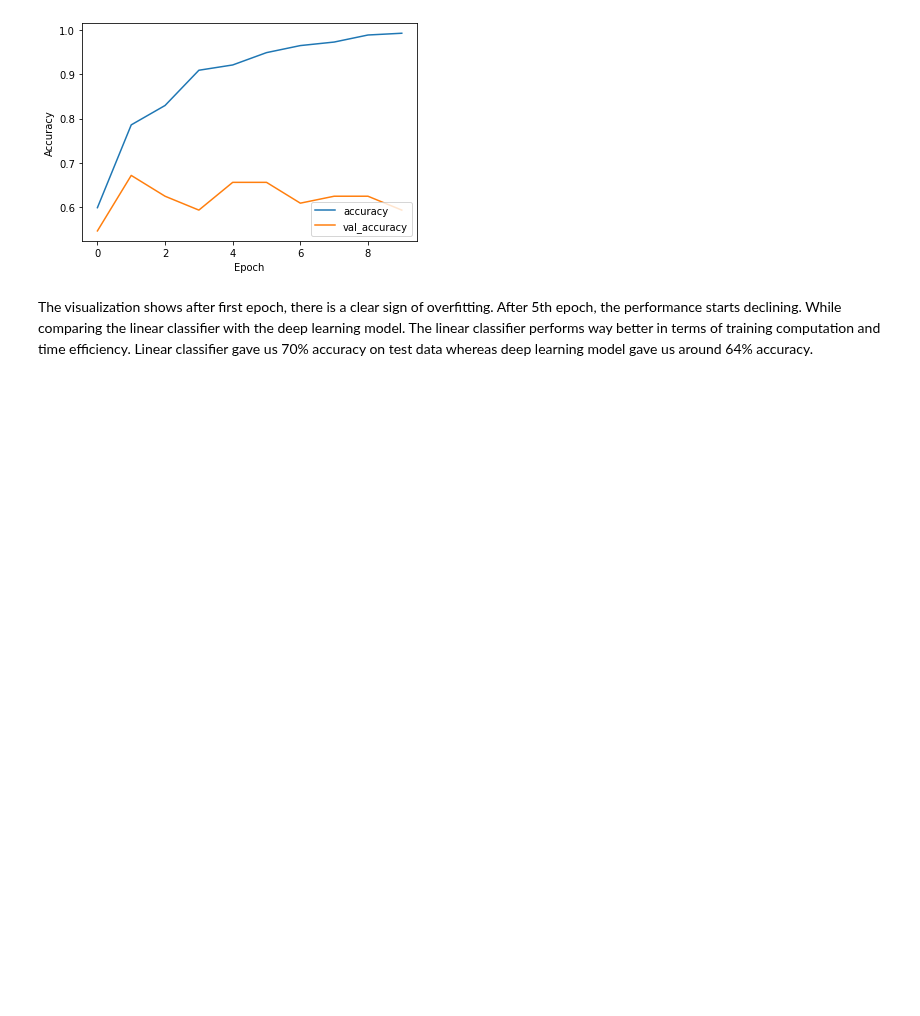
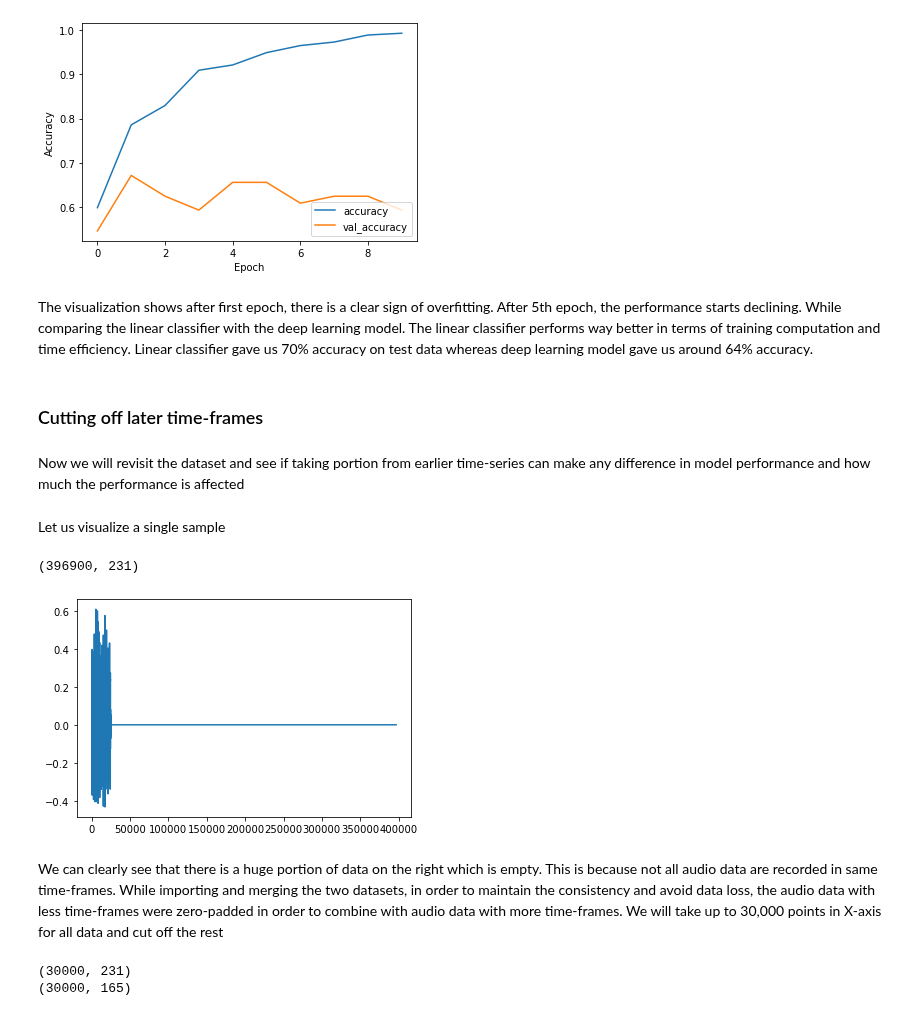
Before and after one commit to syednayeemridwan/data-science-projects, a Jupyter notebook: Heartbeat Classification/heartbeat classification.ipynb, the cells around one changed output. Saved outputs shown, nothing was run; the diff lists cells and outputs as text; code cells hidden in the pictures; blank space fills up the shorter version.

```diff
--- a/Heartbeat Classification/heartbeat classification.ipynb
+++ b/Heartbeat Classification/heartbeat classification.ipynb
@@ -391,3 +391,60 @@ plt.show()
 [figure]
 # %% [markdown]
 The visualization shows after first epoch, there is a clear sign of overfitting. After 5th epoch, the performance starts declining. While comparing the linear classifier with the deep learning model. The linear classifier performs way better in terms of training computation and time efficiency. Linear classifier gave us 70% accuracy on test data whereas deep learning model gave us around 64% accuracy.
+# %% [markdown]
+### Cutting off later time-frames
+# %% [markdown]
+Now we will revisit the dataset and see if taking portion from earlier time-series can make any difference in model performance and how much the performance is affected
+# %%
+# Function to load audio files and create a DataFrame
+def load_audio_files_to_df(folder_path):
+    # List all .wav files in the folder
+    audio_files = glob(folder_path + '/*.wav')
+
+    # Initialize a list to hold the loaded audio data
+    audio_data_list = []
+
+    # Load each audio file
+    for file in audio_files:
+        # Load the audio file
+        audio, sr = lr.load(file, sr=None)
+        audio_data_list.append(audio)
+
+    # Find the maximum length of the audio files
+    max_length = max(len(audio) for audio in audio_data_list)
+
+    # Pad shorter audio files with zeros to match the maximum length
+    padded_audio_data_list = [np.pad(audio, (0, max_length - len(audio)), 'constant') for audio in audio_data_list]
+
+    # Convert the list to a NumPy array and then to a DataFrame
+    audio_data_array = np.array(padded_audio_data_list).T
+    df = pd.DataFrame(audio_data_array)
+
+    return df, sr
+
+# Load normal heartbeat audio files into a DataFrame
+normal_dir = 'dataset/kaggle/normal'
+normal, sfreq = load_audio_files_to_df(normal_dir)
+
+# Load abnormal heartbeat audio files into a DataFrame
+abnormal_dir = 'dataset/kaggle/abnormal'
+abnormal, _ = load_audio_files_to_df(abnormal_dir)
+# %% [markdown]
+Let us visualize a single sample
+# %%
+print(normal.shape)
+normal[0].plot()
+plt.show()
+# %% [output]
+(396900, 231)
+[figure, added]
+# %% [markdown]
+We can clearly see that there is a huge portion of data on the right which is empty. This is because not all audio data are recorded in same time-frames. While importing and merging the two datasets, in order to maintain the consistency and avoid data loss, the audio data with less time-frames were zero-padded in order to combine with audio data with more time-frames. We will take up to 30,000 points in X-axis for all data and cut off the rest
+# %%
+normal = normal.iloc[:30000]
+abnormal = abnormal.iloc[:30000]
+print(normal.shape)
+print(abnormal.shape)
+# %% [output]
+(30000, 231)
+(30000, 165)
```
Also changed, not shown: parts of 15 cells of this notebook.
